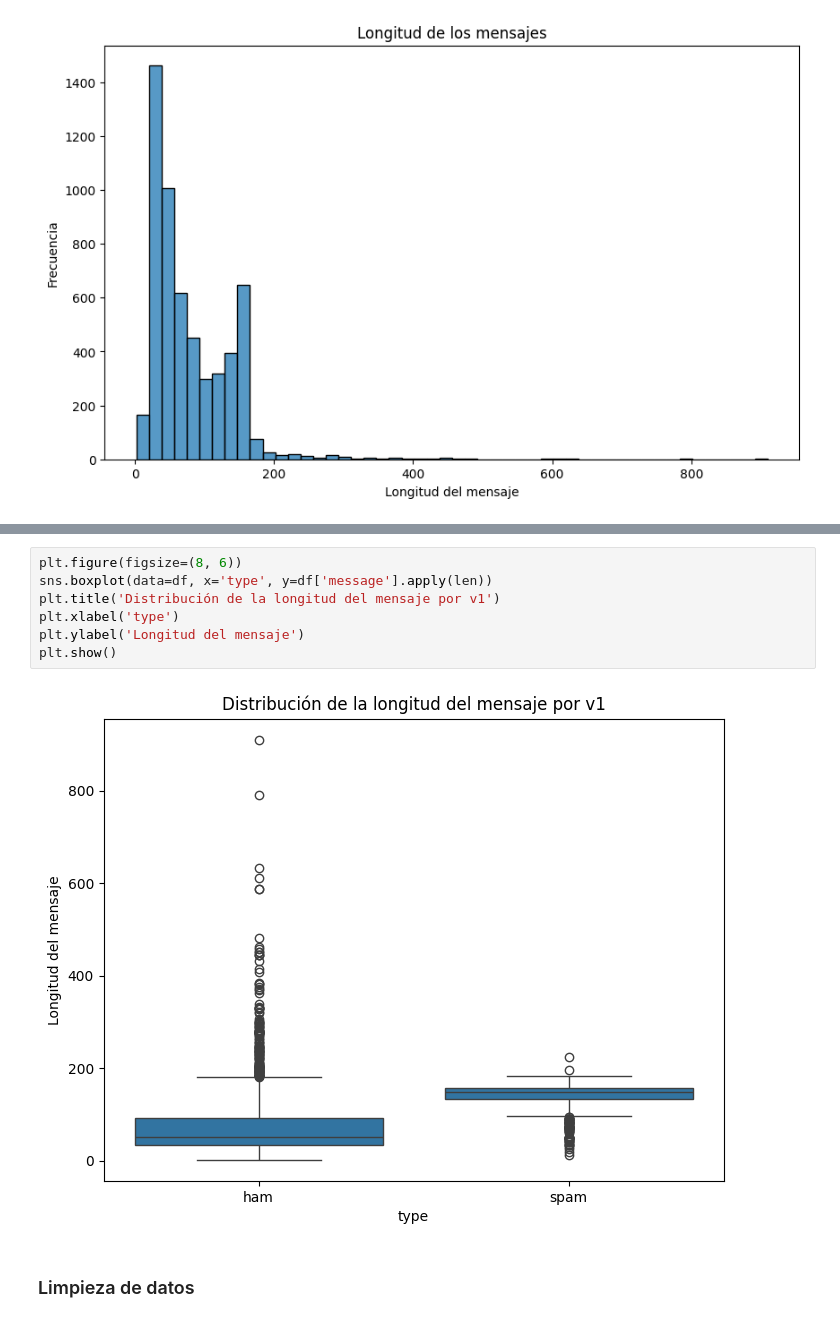
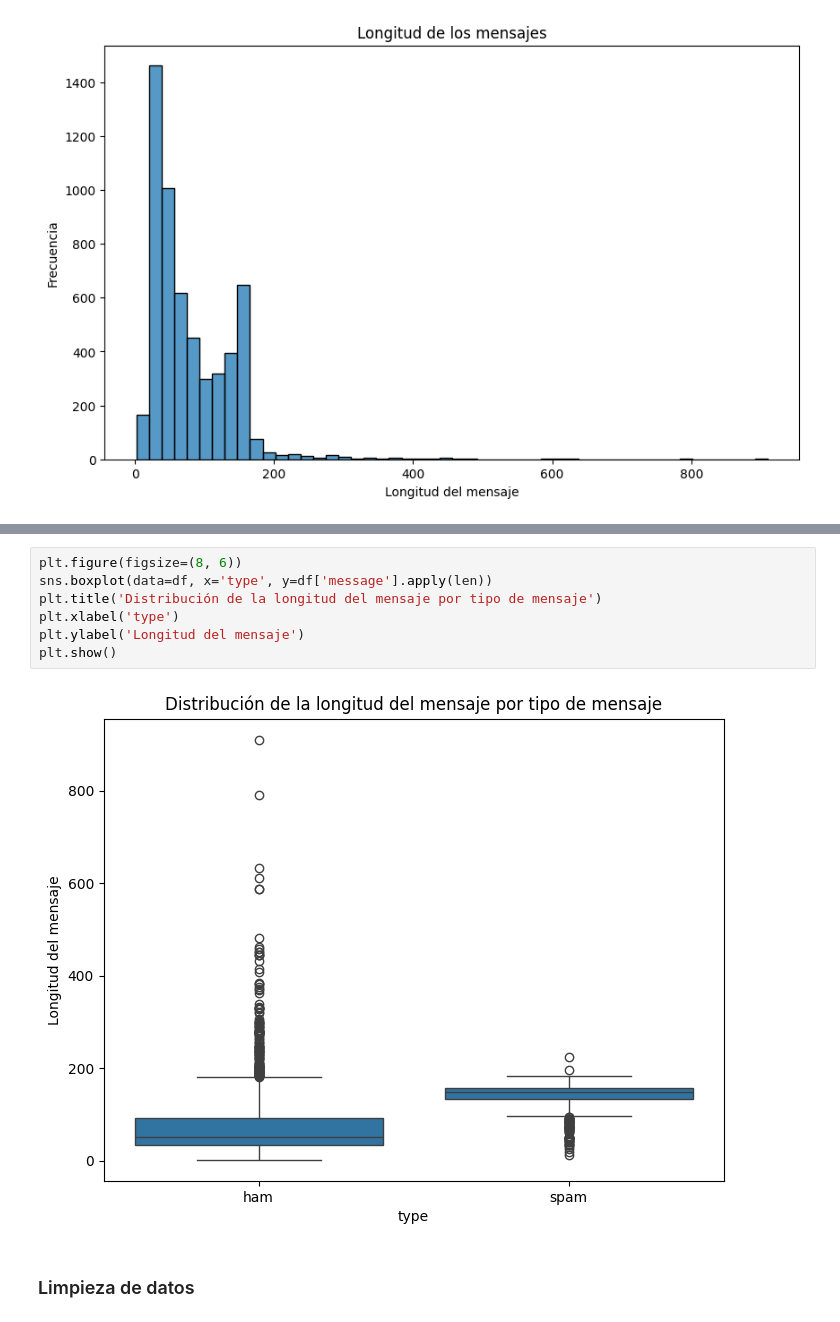
Before and after one commit to Sebas021210/Proyecto2-IA, a Jupyter notebook: Proyecto2.ipynb, the cells around one changed output, grey strips where cells are left out. Drawn from its saved outputs; the diff is of its cells as text.

```diff
--- a/Proyecto2.ipynb
+++ b/Proyecto2.ipynb
@@ -88,12 +93,12 @@ plt.show()
 # %%
 plt.figure(figsize=(8, 6))
 sns.boxplot(data=df, x='type', y=df['message'].apply(len))
-plt.title('Distribución de la longitud del mensaje por v1')
+plt.title('Distribución de la longitud del mensaje por tipo de mensaje')
 plt.xlabel('type')
 plt.ylabel('Longitud del mensaje')
 plt.show()
 # %% [output]
-[figure, old version]
+[figure, new version]
 # %% [markdown]
 ### Limpieza de datos
 # %%
```
Also changed, not shown: parts of 13 cells of this notebook.
